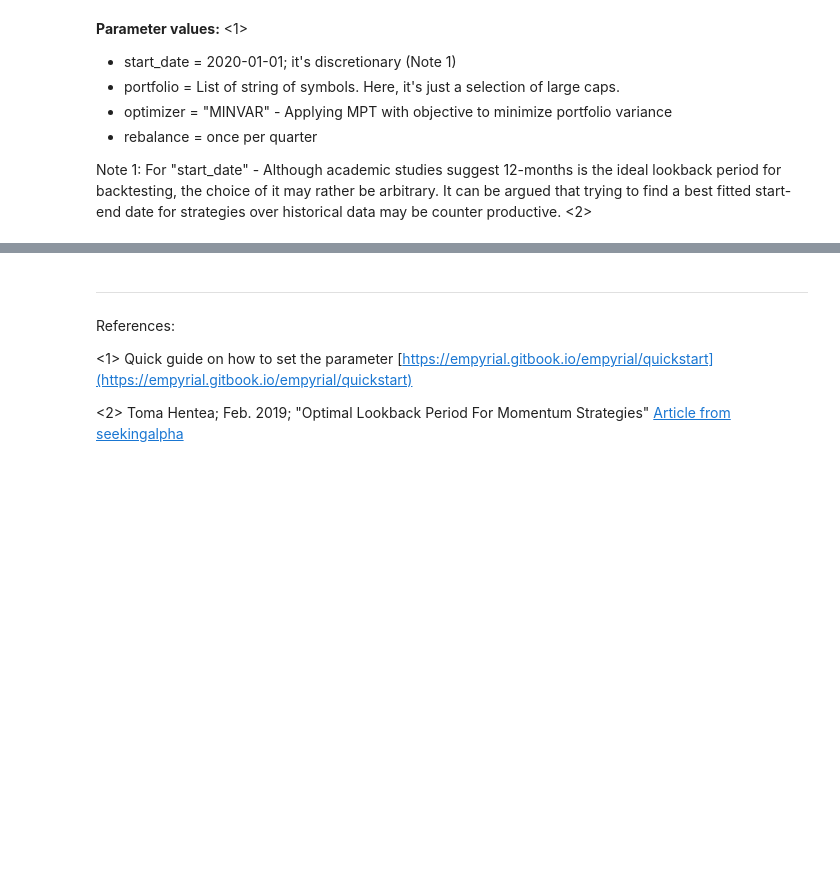
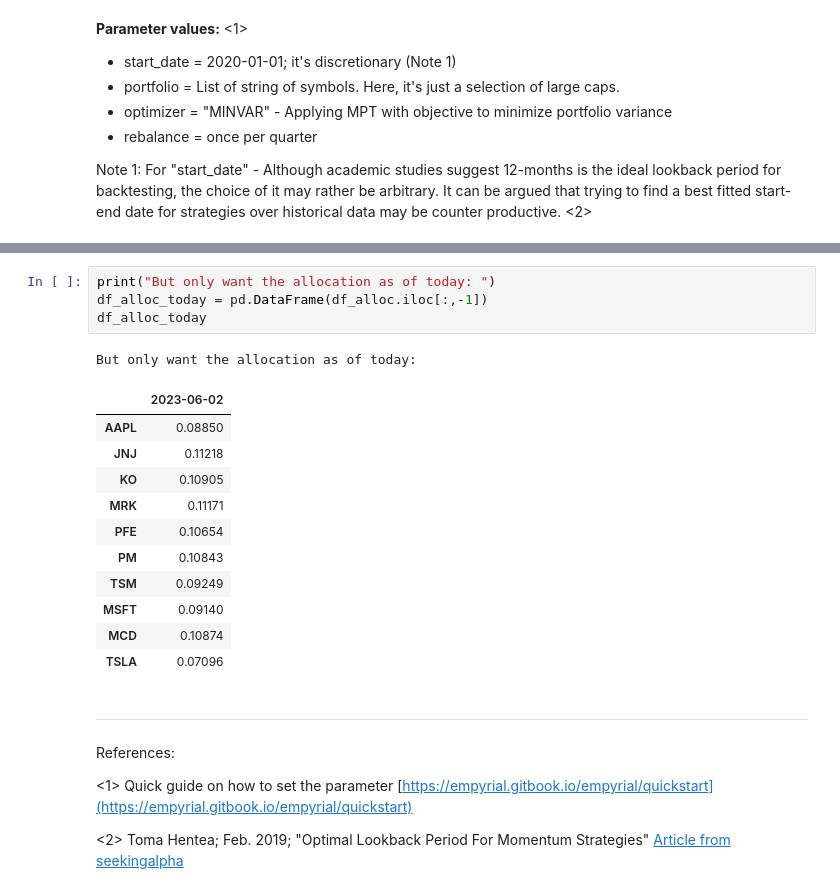
Before and after one commit to kevinhhl/portfolio-management-tools, a Jupyter notebook: MPT_with_Empyrial.ipynb, the cells around one changed output, grey strips where cells are left out. Cells and saved outputs as stored; diff of their text form; blank space fills up the shorter version.

```diff
--- a/MPT_with_Empyrial.ipynb
+++ b/MPT_with_Empyrial.ipynb
@@ -76,3 +85,20 @@ empyrial.orderbook
+# %%
+print("But only want the allocation as of today: ")
+df_alloc_today = pd.DataFrame(df_alloc.iloc[:,-1])
+df_alloc_today
+# %% [output]
+But only want the allocation as of today:
+|  | 2023-06-02 |
+| AAPL | 0.08850 |
+| JNJ | 0.11218 |
+| KO | 0.10905 |
+| MRK | 0.11171 |
+| PFE | 0.10654 |
+| PM | 0.10843 |
+| TSM | 0.09249 |
+| MSFT | 0.09140 |
+| MCD | 0.10874 |
+| TSLA | 0.07096 |
 # %% [markdown]
 ---
 References:
```
Also changed, not shown: parts of 8 cells of this notebook.
